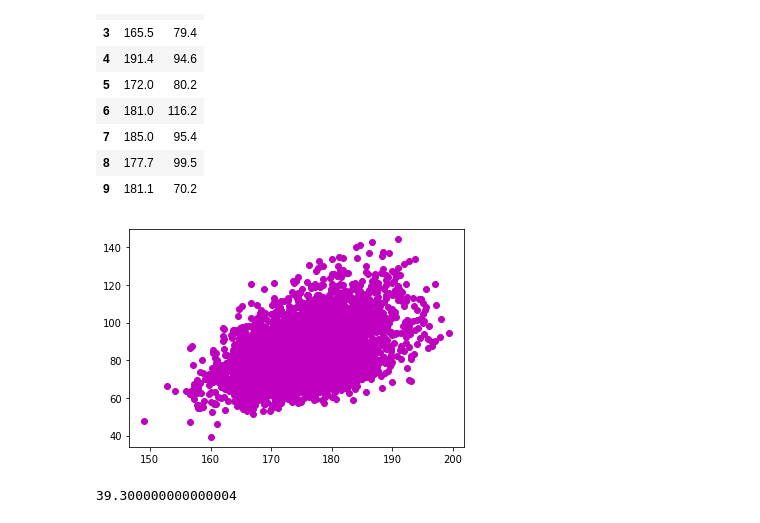
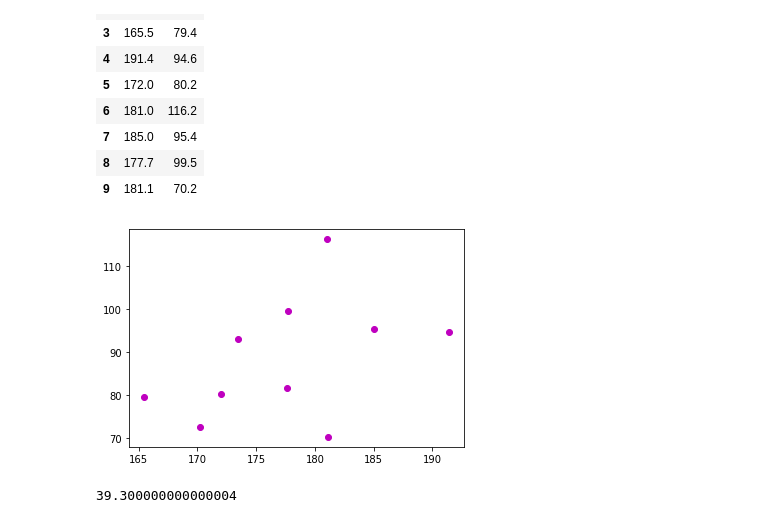
Before and after one commit to ViceSyndicate/Big_data, a Jupyter notebook: test_plots/test_plots.ipynb, the cells around one changed output. Saved outputs shown, nothing was run; the diff lists cells and outputs as text; code cells hidden in the pictures.

```diff
--- a/test_plots/test_plots.ipynb
+++ b/test_plots/test_plots.ipynb
@@ -48,26 +48,26 @@ small_df.head(15)
 # %%
 #matplotlib.pyplot.subplot
 #weight_height_male_df.plot(x='Kg', y='Cm', kind='scatter')
 small_df = weight_height_male_df.head(10)
 #small_df.head(15)
 #small_df.plot(x='Kg', y='Cm',)
 
 height = []
 weight = []
 
-for row in weight_height_male_df.itertuples():
+for row in small_df.itertuples():
     ones_height = row[1]
     ones_weight = row[2]
     height.append(ones_height)
     weight.append(ones_weight)
 
 #'r = color, o = dots'
 #We can set this value with each persons.size val
 colors = ['go', 'yo', 'co', 'bo', 'ro', 'po', 'mo']
 plt.plot(height, weight, 'mo')
 plt.show()
 # %% [output]
-[figure, old version]
+[figure, new version]
 # %%
 weight_height_male_df['Kg'].min()
 #.round(decimal=1)
```
Also changed, not shown: parts of 8 cells of this notebook, 5 other files.
